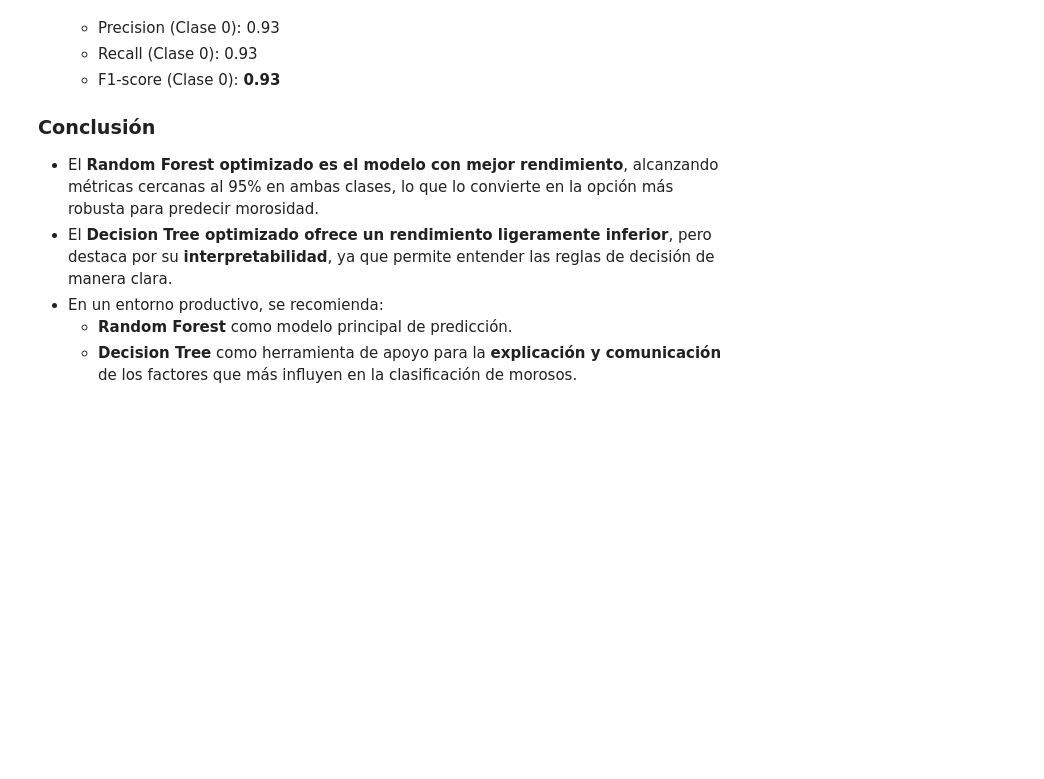
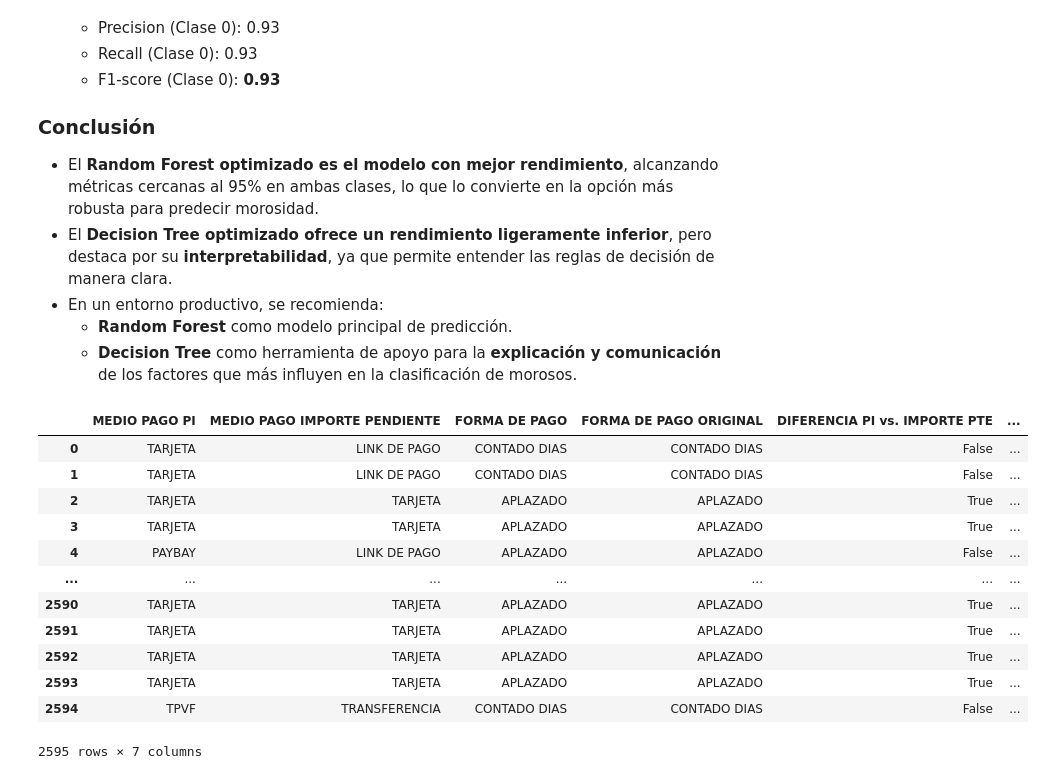
Before and after one commit to clorofilo/prediccion-morosidad, a Jupyter notebook: notebooks/02_model_training.ipynb, the cells around one changed output. Saved outputs shown, nothing was run; the diff lists cells and outputs as text; code cells hidden in the pictures; blank space fills up the shorter version.

```diff
--- a/notebooks/02_model_training.ipynb
+++ b/notebooks/02_model_training.ipynb
@@ -40,16 +40,28 @@ df_convo_deuda = pd.read_csv(os.path.join(path_processed_data, 'data.csv'))
 # Transform
 # %%
 # Convertir las variables pertientes a categoricas
-columnas_categoricas = ['DIA CERO', 'ID PROGRAMA',
-       'TIPO PROGRAMA', 'NACIONALIDAD', 'PAÍS DE RESIDENCIA',
-       'MEDIO PAGO PI', 'MEDIO PAGO IMPORTE PENDIENTE',
-       'DIFERENCIA PI vs. IMPORTE PTE',
-       'FORMA DE PAGO', 'ASESOR', 'Moroso',
-       'FORMA DE PAGO ORIGINAL', 'AGRUPACION NACIONALIDAD',
-       'AGRUPACION PAÍS DE RESIDENCIA', 'MANTIENE MEDIO PAGO',
-       'DIFERENCIA PI vs. IMPORTE PTE'
-         ]
-
+#columnas_categoricas = ['DIA CERO', 'ID PROGRAMA',
+#       'TIPO PROGRAMA', 'NACIONALIDAD', 'PAÍS DE RESIDENCIA',
+#       'MEDIO PAGO PI', 'MEDIO PAGO IMPORTE PENDIENTE',
+#       'DIFERENCIA PI vs. IMPORTE PTE',
+#       'FORMA DE PAGO', 'ASESOR', 'Moroso',
+#       'FORMA DE PAGO ORIGINAL', 'AGRUPACION NACIONALIDAD',
+#       'AGRUPACION PAÍS DE RESIDENCIA', 'MANTIENE MEDIO PAGO',
+#       'DIFERENCIA PI vs. IMPORTE PTE'
+#         ]
+columnas_categoricas = [
+    'DIA CERO',
+    'TIPO PROGRAMA',
+    'NACIONALIDAD',
+    'PAÍS DE RESIDENCIA',
+    'MEDIO PAGO PI',
+    'MEDIO PAGO IMPORTE PENDIENTE',
+    'DIFERENCIA PI vs. IMPORTE PTE',
+    'FORMA DE PAGO',
+    'ASESOR',
+    'FORMA DE PAGO ORIGINAL',
+    'MANTIENE MEDIO PAGO'
+]
 preprocessor = ColumnTransformer(
     transformers=[
         ("cat", OneHotEncoder(handle_unknown="ignore"), columnas_categoricas)
@@ -666,3 +690,21 @@ Tras optimizar los hiperparámetros de **Random Forest** y **Decision Tree**, se
 - En un entorno productivo, se recomienda:
   - **Random Forest** como modelo principal de predicción.
   - **Decision Tree** como herramienta de apoyo para la **explicación y comunicación** de los factores que más influyen en la clasificación de morosos.
+# %%
+df_convo_deuda[['MEDIO PAGO PI','MEDIO PAGO IMPORTE PENDIENTE', 'FORMA DE PAGO','FORMA DE PAGO ORIGINAL','DIFERENCIA PI vs. IMPORTE PTE',
+       'DIFERENCIA FECHA 1ra CUOTA - ORIGINAL',
+       'DIFERENCIA FECHA PRODUCCIÓN - 1ra CUOTA' ]]
+# %% [output]
+|  | MEDIO PAGO PI | MEDIO PAGO IMPORTE PENDIENTE | FORMA DE PAGO | FORMA DE PAGO ORIGINAL | DIFERENCIA PI vs. IMPORTE PTE | ... |
+| 0 | TARJETA | LINK DE PAGO | CONTADO DIAS | CONTADO DIAS | False | ... |
+| 1 | TARJETA | LINK DE PAGO | CONTADO DIAS | CONTADO DIAS | False | ... |
+| 2 | TARJETA | TARJETA | APLAZADO | APLAZADO | True | ... |
+| 3 | TARJETA | TARJETA | APLAZADO | APLAZADO | True | ... |
+| 4 | PAYBAY | LINK DE PAGO | APLAZADO | APLAZADO | False | ... |
+| ... | ... | ... | ... | ... | ... | ... |
+| 2590 | TARJETA | TARJETA | APLAZADO | APLAZADO | True | ... |
+| 2591 | TARJETA | TARJETA | APLAZADO | APLAZADO | True | ... |
+| 2592 | TARJETA | TARJETA | APLAZADO | APLAZADO | True | ... |
+| 2593 | TARJETA | TARJETA | APLAZADO | APLAZADO | True | ... |
+| 2594 | TPVF | TRANSFERENCIA | CONTADO DIAS | CONTADO DIAS | False | ... |
+2595 rows × 7 columns
```
Also changed, not shown: parts of 2 cells of this notebook, 5 other files.
